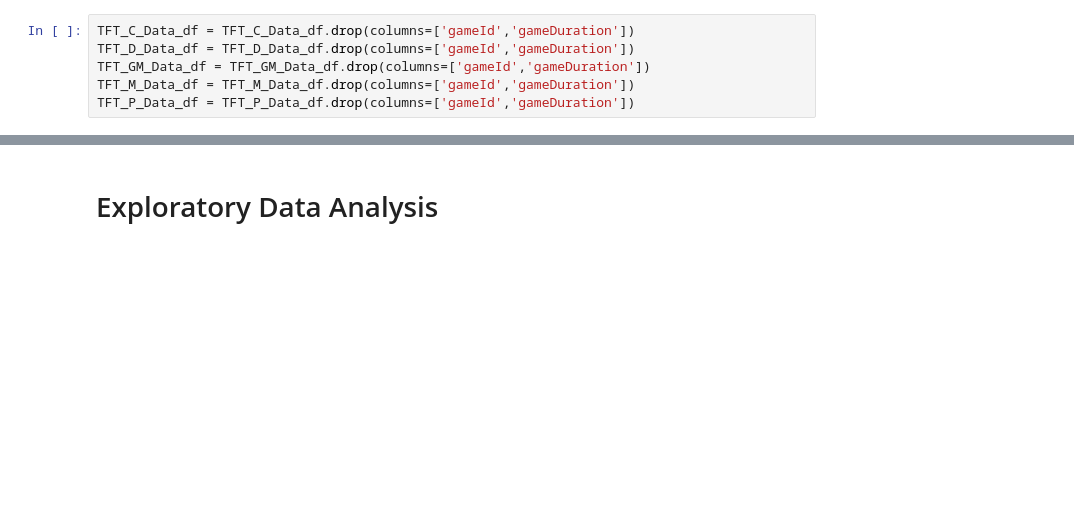
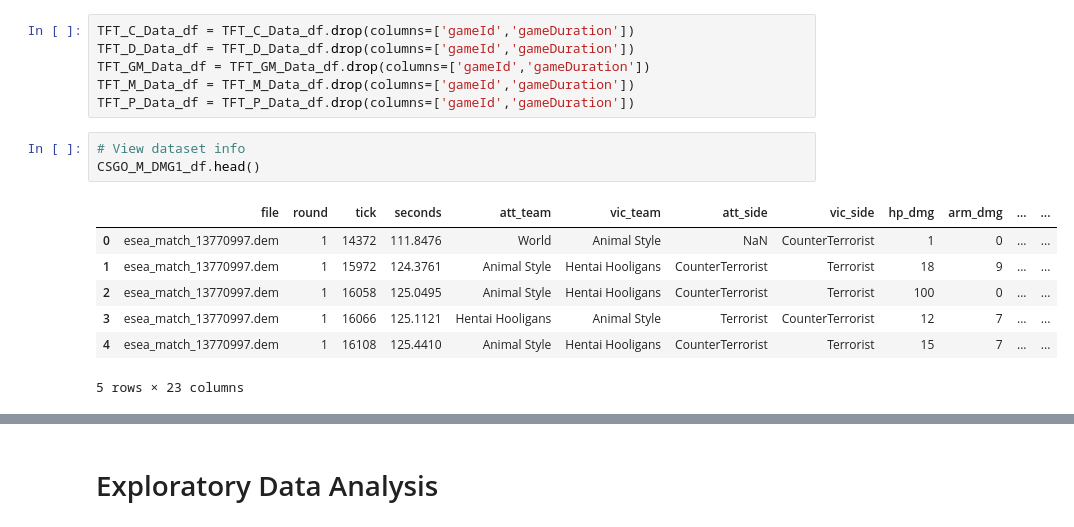
Before and after one commit to Shoofy32/CSMODEL, a Jupyter notebook: CSMODEL.ipynb, the cells around one changed output, grey strips where cells are left out. Drawn from its saved outputs; the diff is of its cells as text; blank space fills up the shorter version.

```diff
--- a/CSMODEL.ipynb
+++ b/CSMODEL.ipynb
@@ -21,3 +42,14 @@ TFT_D_Data_df = TFT_D_Data_df.drop(columns=['gameId','gameDuration'])
 TFT_GM_Data_df = TFT_GM_Data_df.drop(columns=['gameId','gameDuration'])
 TFT_M_Data_df = TFT_M_Data_df.drop(columns=['gameId','gameDuration'])
 TFT_P_Data_df = TFT_P_Data_df.drop(columns=['gameId','gameDuration'])
+# %%
+# View dataset info
+CSGO_M_DMG1_df.head()
+# %% [output]
+|  | file | round | tick | seconds | att_team | vic_team | att_side | vic_side | hp_dmg | arm_dmg | ... | ... |
+| 0 | esea_match_13770997.dem | 1 | 14372 | 111.8476 | World | Animal Style | NaN | CounterTerrorist | 1 | 0 | ... | ... |
+| 1 | esea_match_13770997.dem | 1 | 15972 | 124.3761 | Animal Style | Hentai Hooligans | CounterTerrorist | Terrorist | 18 | 9 | ... | ... |
+| 2 | esea_match_13770997.dem | 1 | 16058 | 125.0495 | Animal Style | Hentai Hooligans | CounterTerrorist | Terrorist | 100 | 0 | ... | ... |
+| 3 | esea_match_13770997.dem | 1 | 16066 | 125.1121 | Hentai Hooligans | Animal Style | Terrorist | CounterTerrorist | 12 | 7 | ... | ... |
+| 4 | esea_match_13770997.dem | 1 | 16108 | 125.4410 | Animal Style | Hentai Hooligans | CounterTerrorist | Terrorist | 15 | 7 | ... | ... |
+5 rows × 23 columns
```
Also changed, not shown: parts of 14 cells of this notebook.
